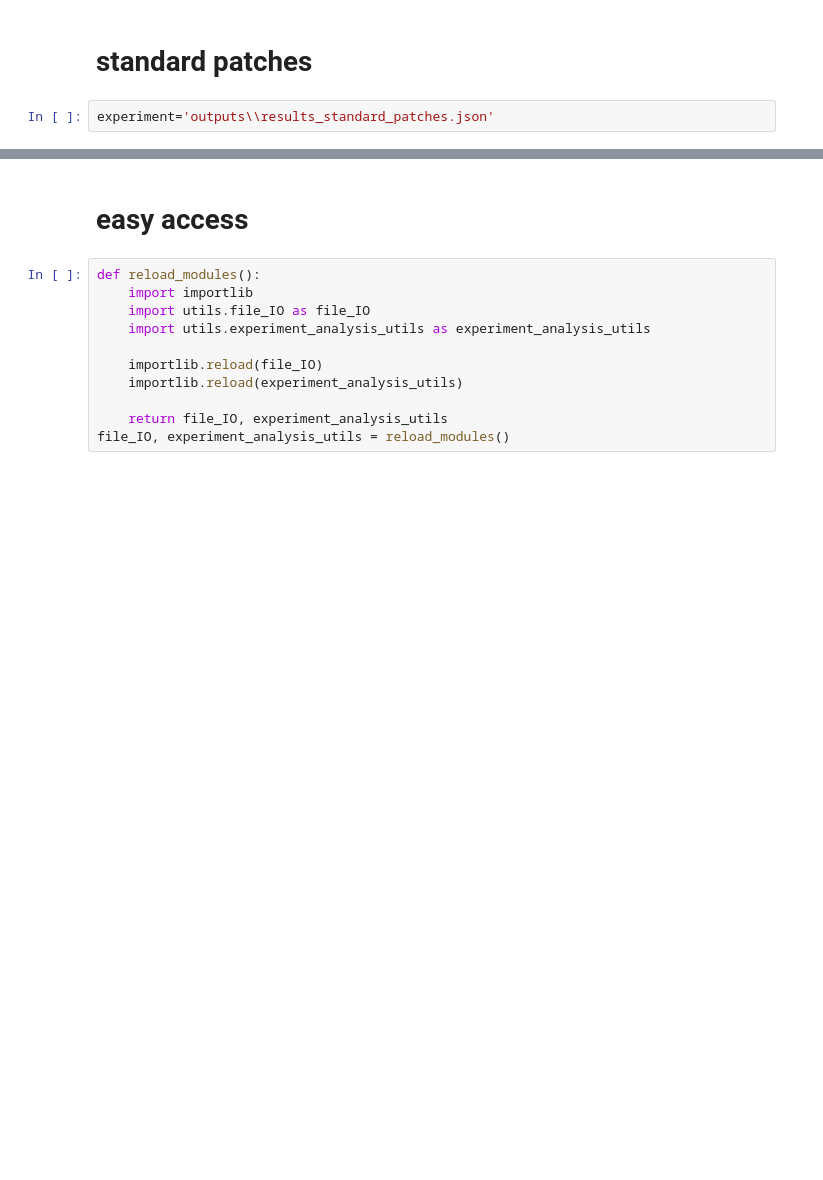
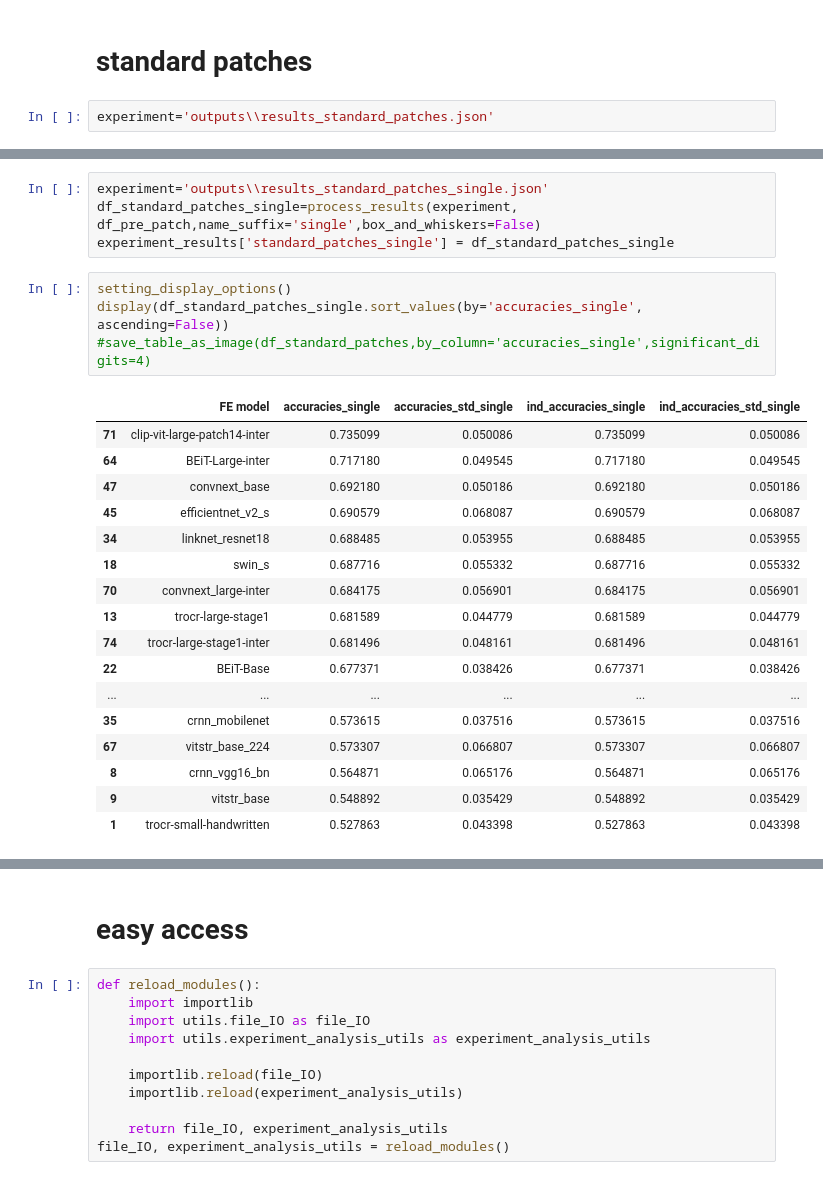
Before and after one commit to gitMorelli/gender_detection, a Jupyter notebook: notebooks/model_comparison_experiment/experiment_analysis.ipynb, the cells around one changed output, grey strips where cells are left out. Cells and saved outputs as stored; diff of their text form; blank space fills up the shorter version.

```diff
--- a/notebooks/model_comparison_experiment/experiment_analysis.ipynb
+++ b/notebooks/model_comparison_experiment/experiment_analysis.ipynb
@@ -73,0 +70,26 @@ Saved table image to: df_standard_patches_table_sig4.png
+# %%
+experiment='outputs\\results_standard_patches_single.json'
+df_standard_patches_single=process_results(experiment, df_pre_patch,name_suffix='single',box_and_whiskers=False)
+experiment_results['standard_patches_single'] = df_standard_patches_single
+# %%
+setting_display_options()
+display(df_standard_patches_single.sort_values(by='accuracies_single', ascending=False))
+#save_table_as_image(df_standard_patches,by_column='accuracies_single',significant_digits=4)
+# %% [output]
+|  | FE model | accuracies_single | accuracies_std_single | ind_accuracies_single | ind_accuracies_std_single |
+| 71 | clip-vit-large-patch14-inter | 0.735099 | 0.050086 | 0.735099 | 0.050086 |
+| 64 | BEiT-Large-inter | 0.717180 | 0.049545 | 0.717180 | 0.049545 |
+| 47 | convnext_base | 0.692180 | 0.050186 | 0.692180 | 0.050186 |
+| 45 | efficientnet_v2_s | 0.690579 | 0.068087 | 0.690579 | 0.068087 |
+| 34 | linknet_resnet18 | 0.688485 | 0.053955 | 0.688485 | 0.053955 |
+| 18 | swin_s | 0.687716 | 0.055332 | 0.687716 | 0.055332 |
+| 70 | convnext_large-inter | 0.684175 | 0.056901 | 0.684175 | 0.056901 |
+| 13 | trocr-large-stage1 | 0.681589 | 0.044779 | 0.681589 | 0.044779 |
+| 74 | trocr-large-stage1-inter | 0.681496 | 0.048161 | 0.681496 | 0.048161 |
+| 22 | BEiT-Base | 0.677371 | 0.038426 | 0.677371 | 0.038426 |
+| ... | ... | ... | ... | ... | ... |
+| 35 | crnn_mobilenet | 0.573615 | 0.037516 | 0.573615 | 0.037516 |
+| 67 | vitstr_base_224 | 0.573307 | 0.066807 | 0.573307 | 0.066807 |
+| 8 | crnn_vgg16_bn | 0.564871 | 0.065176 | 0.564871 | 0.065176 |
+| 9 | vitstr_base | 0.548892 | 0.035429 | 0.548892 | 0.035429 |
+| 1 | trocr-small-handwritten | 0.527863 | 0.043398 | 0.527863 | 0.043398 |
```
Also changed, not shown: parts of 13 cells of this notebook, 26 other files.
